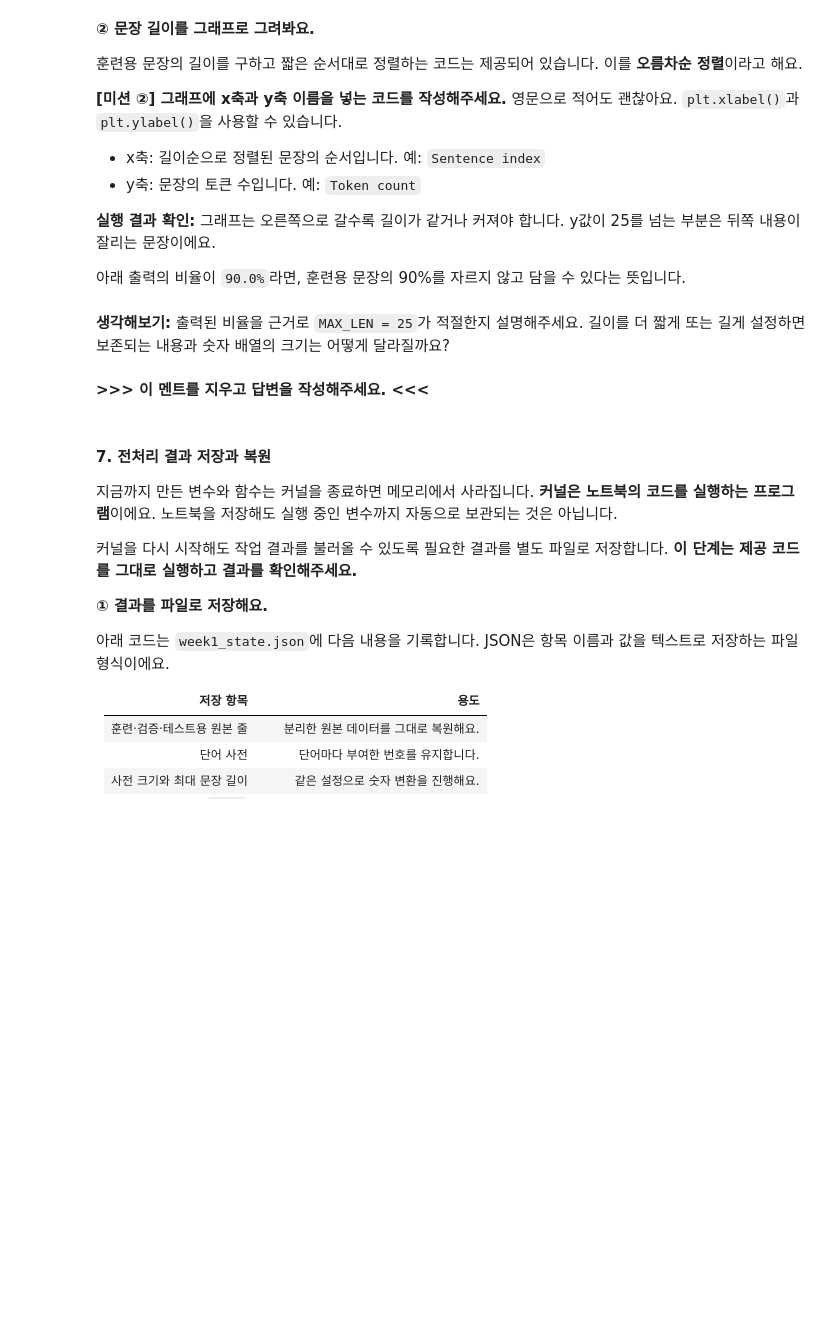
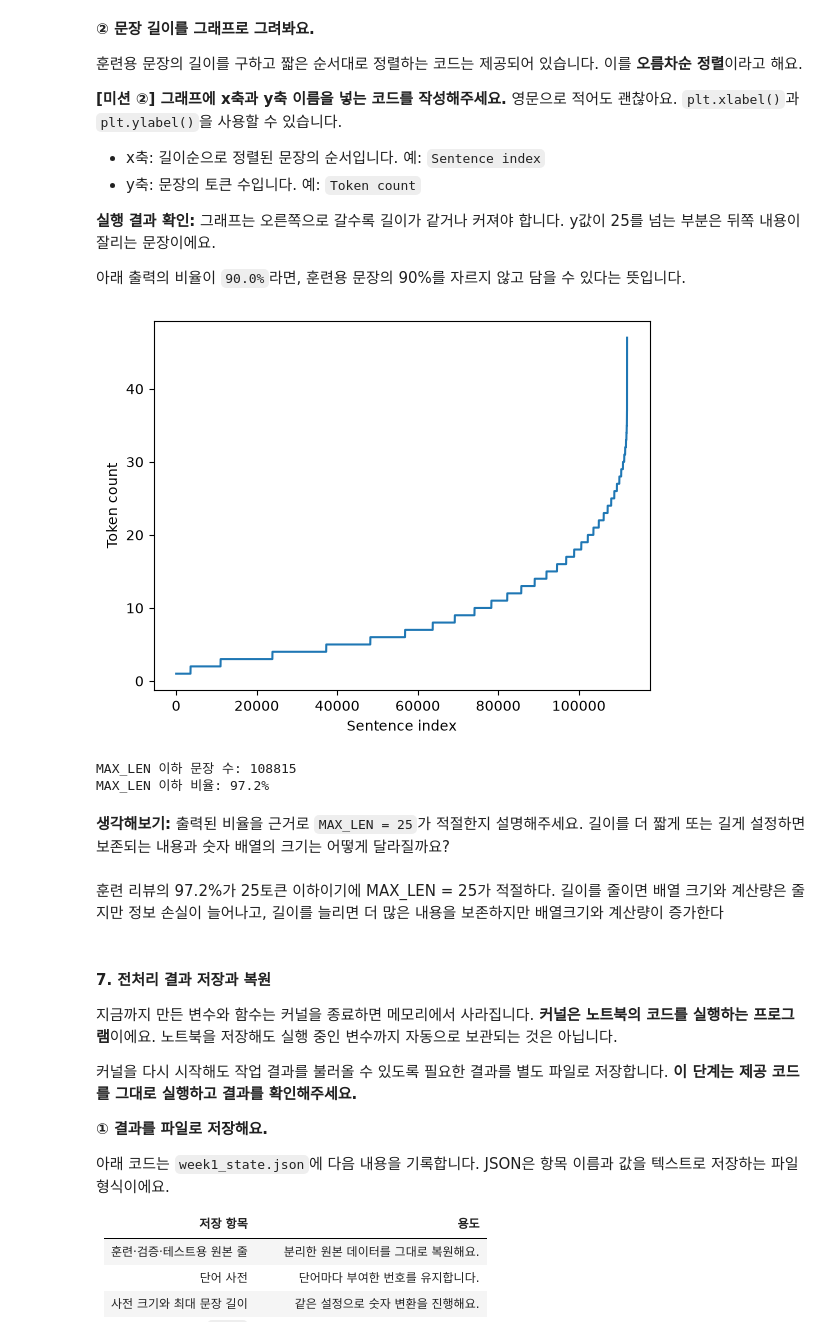
Before and after one commit to gdg-hongik-univ-program/gdg-7th-ai-mission, a Jupyter notebook: week1/week1_mission.ipynb, the cells around one changed output. Drawn from its saved outputs; the diff is of its cells as text; code cells hidden in the pictures; blank space fills up the shorter version.

```diff
--- a/week1/week1_mission.ipynb
+++ b/week1/week1_mission.ipynb
@@ -179,11 +205,24 @@ def split_data(rows, seed=42):
 
     # TODO ①: 전체의 30%를 테스트용으로 분리합니다.
     # 결과 변수: remaining_rows, test_rows, remaining_labels, _
-    ...
+    remaining_rows, test_rows, remaining_labels, _ = train_test_split(
+        rows,
+        labels,
+        test_size=0.3,
+        shuffle=True,
+        random_state=seed,
+        stratify=labels,
+    )
 
     # TODO ②: 남은 데이터의 20%를 검증용으로 분리합니다.
     # 결과 변수: train_rows, validation_rows
-    ...
+    train_rows, validation_rows = train_test_split(
+        remaining_rows,
+        test_size=0.2,
+        shuffle=True,
+        random_state=seed,
+        stratify=remaining_labels,
+    )
 
     return train_rows, validation_rows, test_rows
 # %% [markdown]
@@ -283,10 +340,10 @@ def clean_str(string):
     string = re.sub(r'[^가-힣ㄱ-ㅎㅏ-ㅣA-Za-z0-9]', ' ', string)
 
     # TODO ①: 영문을 소문자로 바꾸고 string에 담아주세요.
-    ...
+    string = string.lower()
 
     # TODO ②: 연속 공백과 양끝 공백을 정리하고 string에 담아주세요.
-    ...
+    string = ' '.join(string.split())
 
     return string
 # %% [markdown]
@@ -435,7 +514,7 @@ def token_lengths(texts):
     lengths = []
     for sentence in texts:
         # TODO ①: 정제한 문장의 토큰 수를 구해 length에 담아주세요.
-        ...
+        length = len(clean_str(sentence).split())
         lengths.append(length)
     return lengths
 # %% [markdown]
@@ -461,18 +542,23 @@ print(token_lengths(['배송!! 좋아요', '', '가격 정말 좋아요']))
 # %%
 sentence_len = sorted(token_lengths(train_text_X))
 
 plt.plot(sentence_len)
 # TODO ②: x축과 y축 이름을 넣어주세요.
-...
+plt.xlabel('Sentence index')
+plt.ylabel('Token count')
 plt.show()
 
 lengths = np.array(sentence_len)
 print('MAX_LEN 이하 문장 수:', int(np.sum(lengths <= MAX_LEN)))
 print(f'MAX_LEN 이하 비율: {np.mean(lengths <= MAX_LEN):.1%}')
+# %% [output]
+[figure, added]
+MAX_LEN 이하 문장 수: 108815
+MAX_LEN 이하 비율: 97.2%
 # %% [markdown]
 **생각해보기:** 출력된 비율을 근거로 `MAX_LEN = 25`가 적절한지 설명해주세요. 길이를 더 짧게 또는 길게 설정하면 보존되는 내용과 숫자 배열의 크기는 어떻게 달라질까요?
 # %% [markdown]
-**>>> 이 멘트를 지우고 답변을 작성해주세요. <<<**
+훈련 리뷰의 97.2%가 25토큰 이하이기에 MAX_LEN = 25가 적절하다. 길이를 줄이면 배열 크기와 계산량은 줄지만 정보 손실이 늘어나고, 길이를 늘리면 더 많은 내용을 보존하지만 배열크기와 계산량이 증가한다
 # %% [markdown]
 #### 7. 전처리 결과 저장과 복원
 
```
Also changed, not shown: parts of 16 cells of this notebook.
